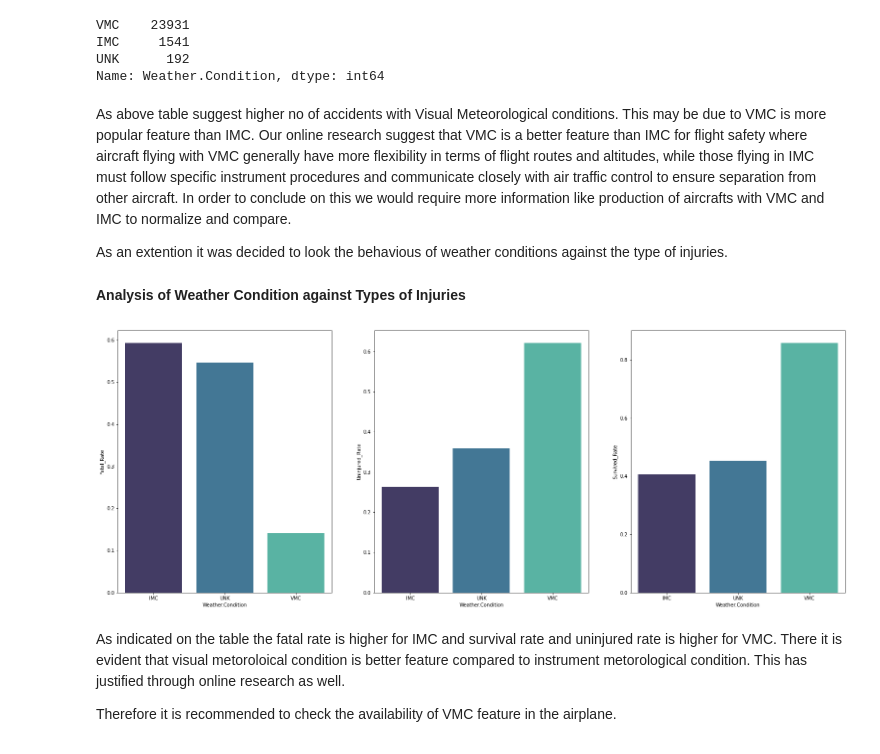
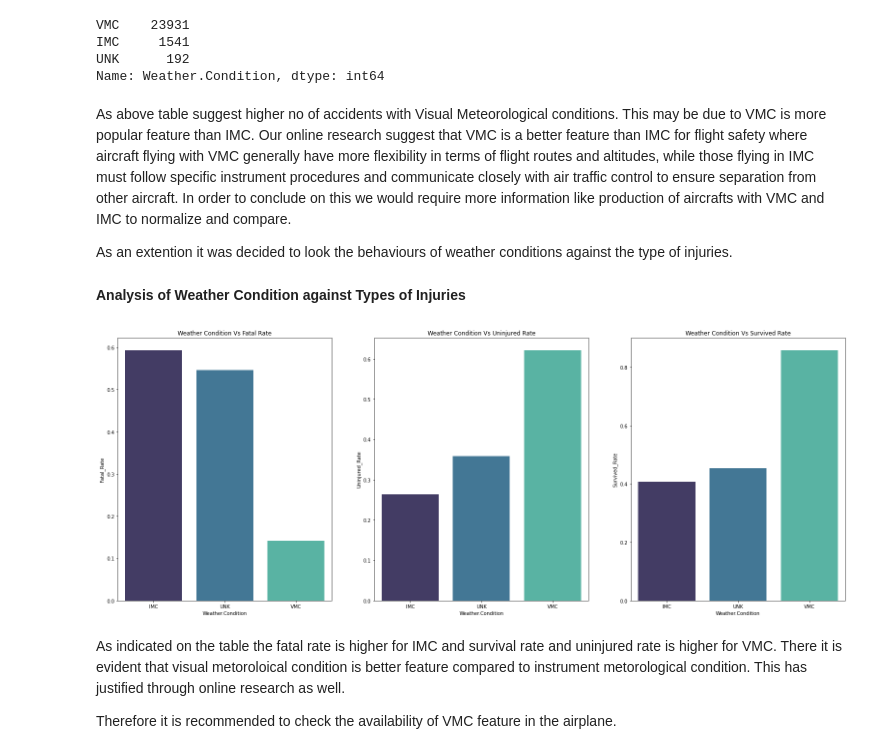
Before and after one commit to GitHbGav/dsc-phase-1-project-v3, a Jupyter notebook: student.ipynb, the cells around one changed output. Cells and saved outputs as stored; diff of their text form; code cells hidden in the pictures.

```diff
--- a/student.ipynb
+++ b/student.ipynb
@@ -684,18 +693,18 @@ Name: Weather.Condition, dtype: int64
 # %% [markdown]
 As above table suggest higher no of accidents with Visual Meteorological conditions. This may be due to VMC is more popular feature than IMC. Our online research suggest that VMC is a better feature than IMC for flight safety where aircraft flying with VMC generally have more flexibility in terms of flight routes and altitudes, while those flying in IMC must follow specific instrument procedures and communicate closely with air traffic control to ensure separation from other aircraft. In order to conclude on this we would require more information like production of aircrafts with VMC and IMC to normalize and compare.
 
-As an extention it was decided to look the behavious of weather conditions against the type of injuries.
+As an extention it was decided to look the behaviours of weather conditions against the type of injuries.
 # %% [markdown]
 **Analysis of Weather Condition against Types of Injuries**
 # %%
 factor_weather= df_clean_aircraft.groupby("Weather.Condition").mean().reset_index()
 
 f, axes=plt.subplots(1,3 , figsize= (27,10))
-sns.barplot(x = 'Weather.Condition',y='Fatal_Rate' , data = factor_weather.reset_index() , palette = 'mako',ax= axes[0])
-sns.barplot(x = 'Weather.Condition',y='Uninjured_Rate' , data = factor_weather.reset_index() , palette = 'mako',ax= axes[1])
-sns.barplot(x = 'Weather.Condition',y='Survived_Rate' , data = factor_weather.reset_index() , palette = 'mako',ax= axes[2]);
+sns.barplot(x = 'Weather.Condition',y='Fatal_Rate' , data = factor_weather.reset_index() , palette = 'mako',ax= axes[0]).set(title='Weather Condition Vs Fatal Rate')
+sns.barplot(x = 'Weather.Condition',y='Uninjured_Rate' , data = factor_weather.reset_index() , palette = 'mako',ax= axes[1]).set(title='Weather Condition Vs Uninjured Rate')
+sns.barplot(x = 'Weather.Condition',y='Survived_Rate' , data = factor_weather.reset_index() , palette = 'mako',ax= axes[2]).set(title='Weather Condition Vs Survived Rate');
 # %% [output]
-[figure, old version]
+[figure, new version]
 # %% [markdown]
 As indicated on the table the fatal rate is higher for IMC and survival rate and uninjured rate is higher for VMC. There it is evident that visual metoroloical condition is better feature compared to instrument metorological condition. This has justified through online research as well.
 
```
Also changed, not shown: parts of 15 cells of this notebook.
